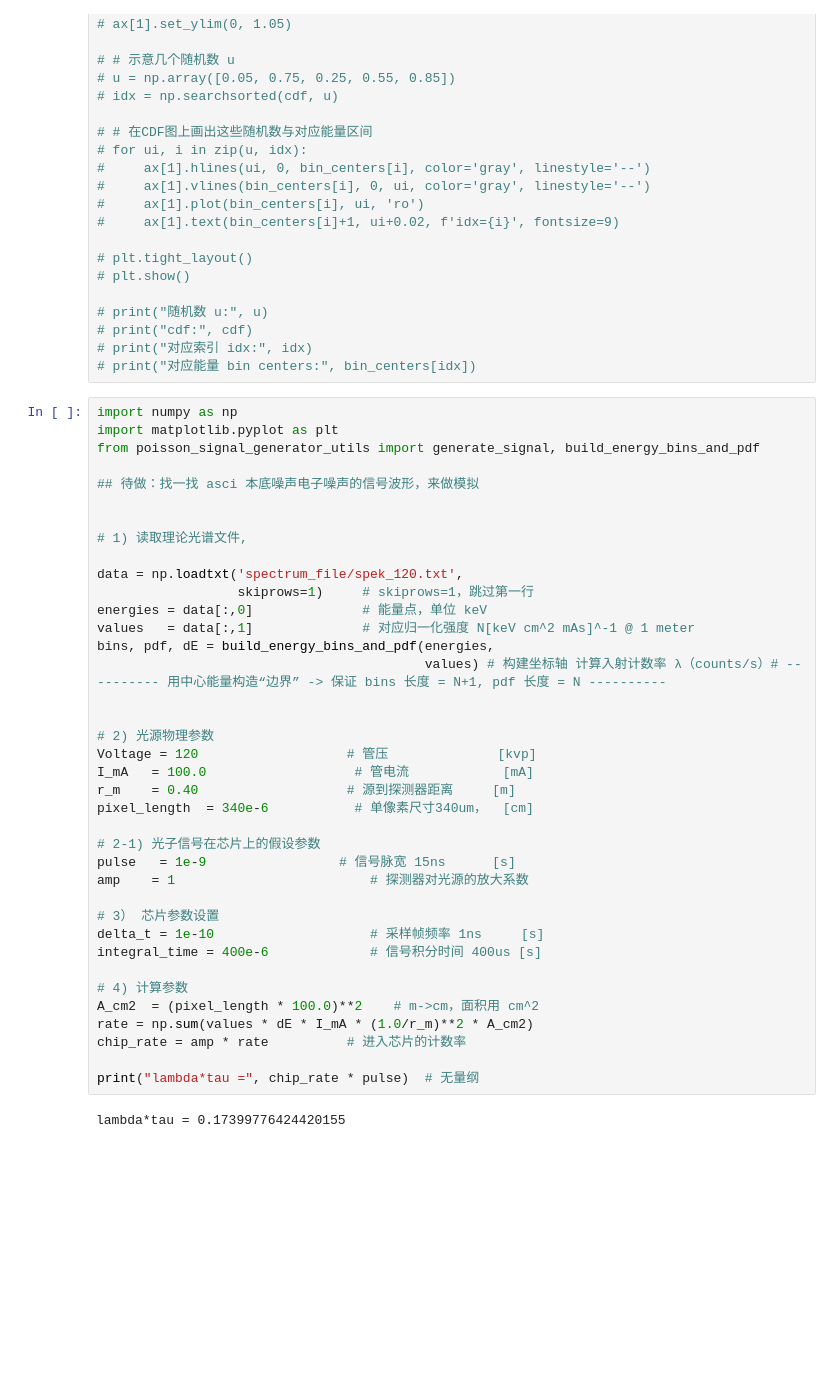
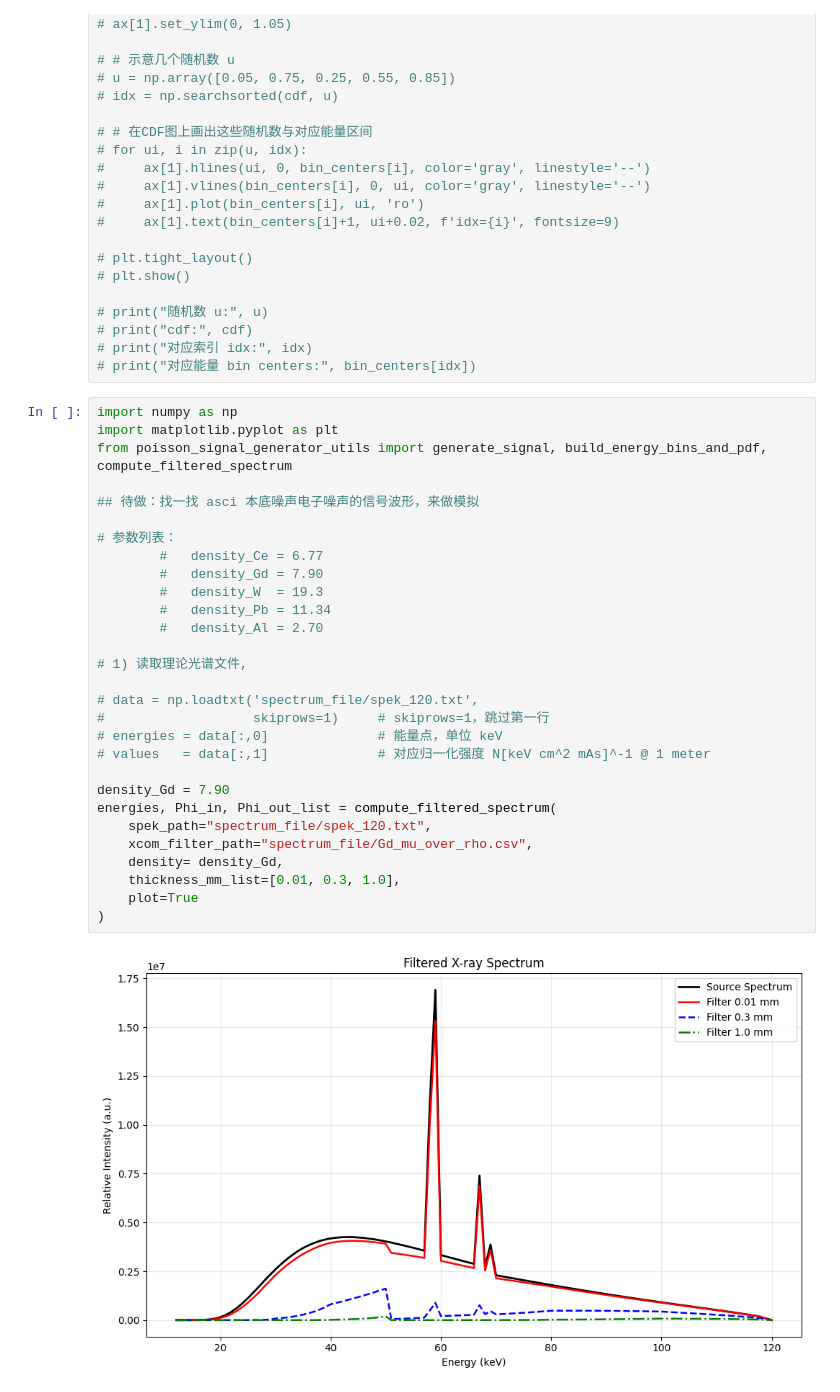
Before and after one commit to lifei-china/PhotonDetector, a Jupyter notebook: poisson_signal_generator.ipynb, the cells around one changed output. Drawn from its saved outputs; the diff is of its cells as text; blank space fills up the shorter version.

```diff
--- a/poisson_signal_generator.ipynb
+++ b/poisson_signal_generator.ipynb
@@ -49,40 +49,31 @@
 # %%
 import numpy as np
 import matplotlib.pyplot as plt
-from poisson_signal_generator_utils import generate_signal, build_energy_bins_and_pdf
+from poisson_signal_generator_utils import generate_signal, build_energy_bins_and_pdf, compute_filtered_spectrum
 
 ## 待做：找一找 asci 本底噪声电子噪声的信号波形，来做模拟
 
+# 参数列表：
+        #   density_Ce = 6.77
+        #   density_Gd = 7.90
+        #   density_W  = 19.3
+        #   density_Pb = 11.34
+        #   density_Al = 2.70
 
 # 1) 读取理论光谱文件,
 
-data = np.loadtxt('spectrum_file/spek_120.txt',
-                  skiprows=1)     # skiprows=1，跳过第一行
-energies = data[:,0]              # 能量点，单位 keV
-values   = data[:,1]              # 对应归一化强度 N[keV cm^2 mAs]^-1 @ 1 meter
-bins, pdf, dE = build_energy_bins_and_pdf(energies,
-                                          values) # 构建坐标轴 计算入射计数率 λ（counts/s）# ---------- 用中心能量构造“边界” -> 保证 bins 长度 = N+1, pdf 长度 = N ----------
+# data = np.loadtxt('spectrum_file/spek_120.txt',
+#                   skiprows=1)     # skiprows=1，跳过第一行
+# energies = data[:,0]              # 能量点，单位 keV
+# values   = data[:,1]              # 对应归一化强度 N[keV cm^2 mAs]^-1 @ 1 meter
 
-
-# 2) 光源物理参数
-Voltage = 120                   # 管压              [kvp]
-I_mA   = 100.0                   # 管电流            [mA]
-r_m    = 0.40                   # 源到探测器距离     [m]
-pixel_length  = 340e-6           # 单像素尺寸340um，  [cm]
-
-# 2-1) 光子信号在芯片上的假设参数
-pulse   = 1e-9                 # 信号脉宽 15ns      [s]
-amp    = 1                         # 探测器对光源的放大系数
-
-# 3） 芯片参数设置
-delta_t = 1e-10                    # 采样帧频率 1ns     [s]
-integral_time = 400e-6             # 信号积分时间 400us [s]
-
-# 4) 计算参数
-A_cm2  = (pixel_length * 100.0)**2    # m->cm，面积用 cm^2
-rate = np.sum(values * dE * I_mA * (1.0/r_m)**2 * A_cm2)
-chip_rate = amp * rate          # 进入芯片的计数率
-
-print("lambda*tau =", chip_rate * pulse)  # 无量纲
+density_Gd = 7.90
+energies, Phi_in, Phi_out_list = compute_filtered_spectrum(
+    spek_path="spectrum_file/spek_120.txt",
+    xcom_filter_path="spectrum_file/Gd_mu_over_rho.csv",
+    density= density_Gd,
+    thickness_mm_list=[0.01, 0.3, 1.0],
+    plot=True
+)
 # %% [output]
-lambda*tau = 0.17399776424420155
+[figure, added]
```
Also changed, not shown: parts of 14 cells of this notebook, 2 other files.
